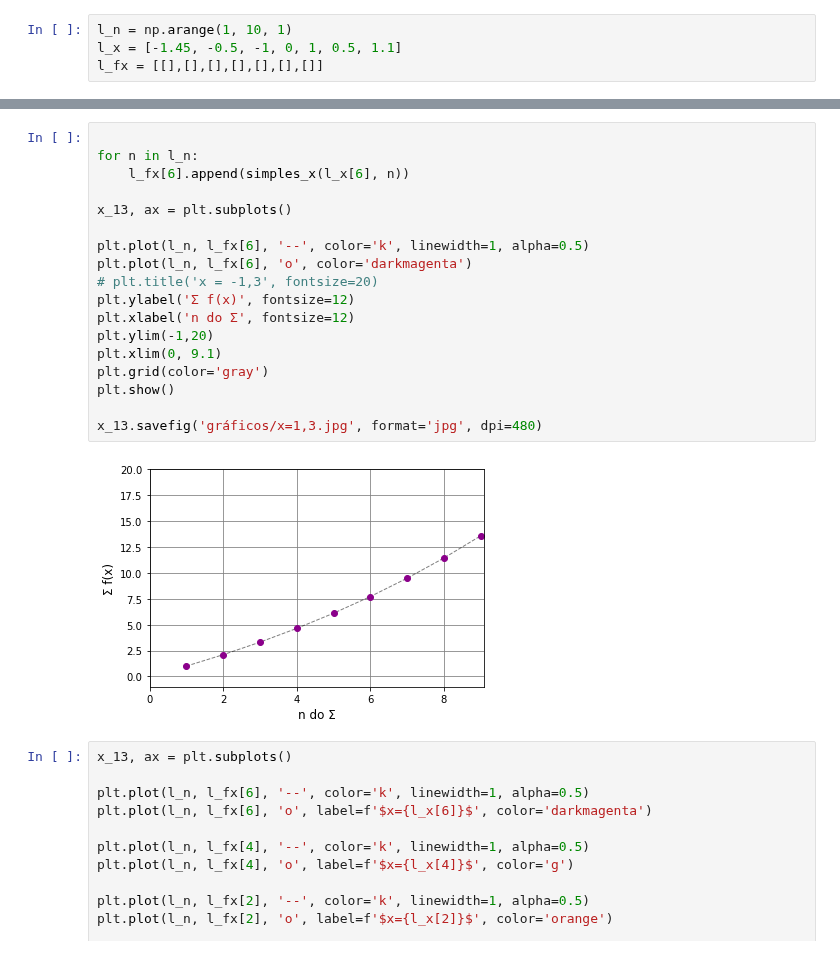
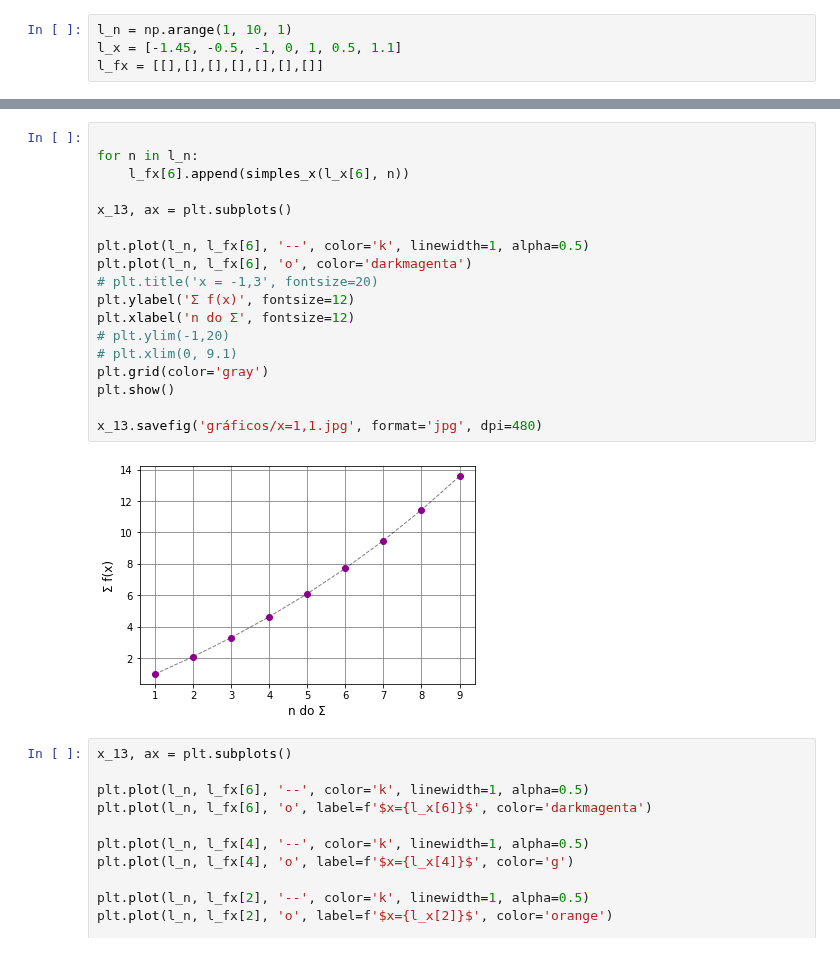
Before and after one commit to pedroivoal/Semestre-2, a Jupyter notebook: Matvar/APS/graficos_slide.ipynb, the cells around one changed output, grey strips where cells are left out. Saved outputs shown, nothing was run; the diff lists cells and outputs as text.

```diff
--- a/Matvar/APS/graficos_slide.ipynb
+++ b/Matvar/APS/graficos_slide.ipynb
@@ -166,23 +166,23 @@ x_13.savefig('gráficos/x=0,5.jpg', format='jpg', dpi=480)
 # %%
 
 for n in l_n:
     l_fx[6].append(simples_x(l_x[6], n))
 
 x_13, ax = plt.subplots()
 
 plt.plot(l_n, l_fx[6], '--', color='k', linewidth=1, alpha=0.5)
 plt.plot(l_n, l_fx[6], 'o', color='darkmagenta')
 # plt.title('x = -1,3', fontsize=20)
 plt.ylabel('Σ f(x)', fontsize=12)
 plt.xlabel('n do Σ', fontsize=12)
-plt.ylim(-1,20)
-plt.xlim(0, 9.1)
+# plt.ylim(-1,20)
+# plt.xlim(0, 9.1)
 plt.grid(color='gray')
 plt.show()
 
-x_13.savefig('gráficos/x=1,3.jpg', format='jpg', dpi=480)
+x_13.savefig('gráficos/x=1,1.jpg', format='jpg', dpi=480)
 # %% [output]
-[figure, old version]
+[figure, new version]
 # %%
 x_13, ax = plt.subplots()
 
```
Also changed, not shown: parts of 6 cells of this notebook, 8 other files.
